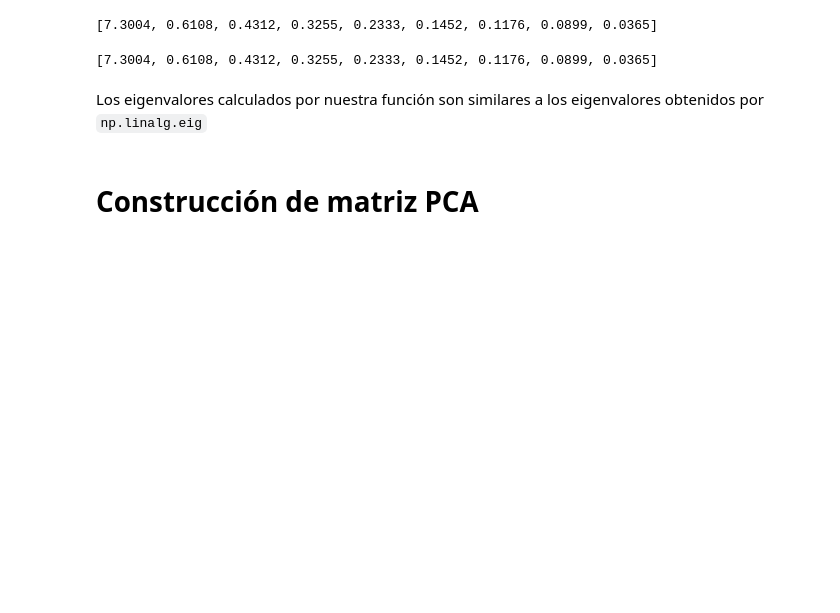
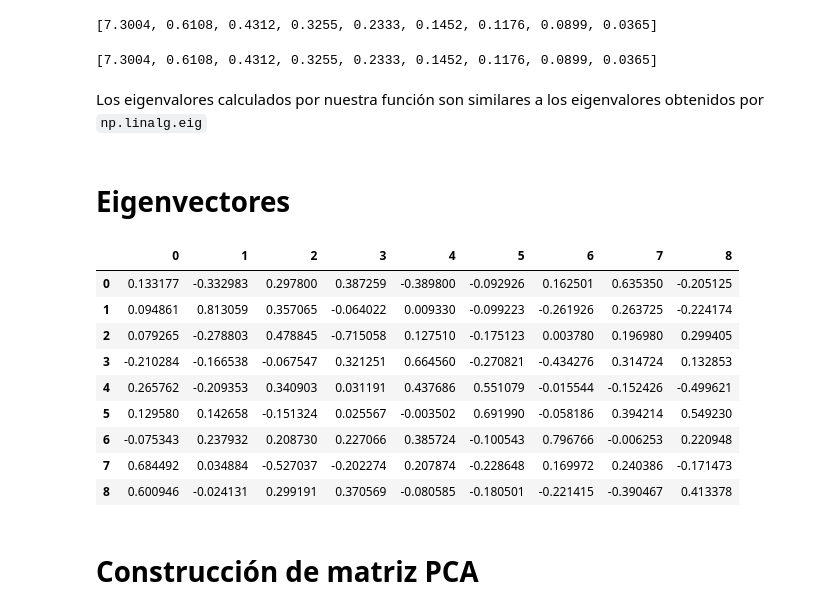
Before and after one commit to AnaTorresR/PracticaFinalMNO, a Jupyter notebook: Jacobi_1990.ipynb, the cells around one changed output. Saved outputs shown, nothing was run; the diff lists cells and outputs as text; code cells hidden in the pictures; blank space fills up the shorter version.

```diff
--- a/Jacobi_1990.ipynb
+++ b/Jacobi_1990.ipynb
@@ -68,6 +69,22 @@ def sign(x):
         return 1
     else:
         return -1
+
+def off(A):
+    """
+    Frobenius norm without the main diagonal
+    Args:
+        Ak (numpy ndarray): Matrix for getting the Frobenius norm.
+    Returns:
+        s: The Frobenius norm without the sum of the main diagonal indices.
+    """
+    s = 0
+    for i in range(A.shape[0]):
+        for j in range(A.shape[1]):
+            if j != i:
+                s1 = math.sqrt(A[i,j]**2)
+                s = s + s1
+    return s
 
 def compute_cos_sin_Jacobi_rotation(Ak, idx1, idx2):
     """
@@ -108,4 +125,29 @@ def compute_Jacobi_rotation(Ak, idx1, idx2):
     J[idx1, idx2] = s
     J[idx2, idx1] = -s
     return J
+
+
+def compute_Jacobi_egvectors(A, sweeps):
+    """
+    Compute Jacobi rotation matrix.
+    Args:
+        Ak (numpy ndarray): Matrix of iteration k in Jacobi rotation method.
+        idx1 (int): index for rows in Jacobi rotation matrix.
+        idx2 (int): index for columns in Jacobi rotation matrix.
+    Returns:
+        Qk (numpy ndarray): Eigenvectors
+    """
+    m,n = A.shape
+    Q = np.eye(m)
+    for n in range(sweeps):
+        for i in range(A.shape[0]):
+            j = i + 1
+            for m in range(A.shape[0]-i-1):
+                if off(A) > (1e-8)*np.linalg.norm(A):
+                    J = compute_Jacobi_rotation(A, i, j)
+                    Qk = Q@J
+                    Q = Qk
+                    j += 1
+
+    return Qk
 # %% [markdown]
@@ -662,6 +706,22 @@ sorted(values.round(4), reverse=True)
 [7.3004, 0.6108, 0.4312, 0.3255, 0.2333, 0.1452, 0.1176, 0.0899, 0.0365]
 # %% [markdown]
 Los eigenvalores calculados por nuestra función son similares a los eigenvalores obtenidos por `np.linalg.eig`
+# %% [markdown]
+# Eigenvectores
+# %%
+e_vectors = compute_Jacobi_egvectors(var_cov,6)
+pd.DataFrame(e_vectors)
+# %% [output]
+|  | 0 | 1 | 2 | 3 | 4 | 5 | 6 | 7 | 8 |
+| 0 | 0.133177 | -0.332983 | 0.297800 | 0.387259 | -0.389800 | -0.092926 | 0.162501 | 0.635350 | -0.205125 |
+| 1 | 0.094861 | 0.813059 | 0.357065 | -0.064022 | 0.009330 | -0.099223 | -0.261926 | 0.263725 | -0.224174 |
+| 2 | 0.079265 | -0.278803 | 0.478845 | -0.715058 | 0.127510 | -0.175123 | 0.003780 | 0.196980 | 0.299405 |
+| 3 | -0.210284 | -0.166538 | -0.067547 | 0.321251 | 0.664560 | -0.270821 | -0.434276 | 0.314724 | 0.132853 |
+| 4 | 0.265762 | -0.209353 | 0.340903 | 0.031191 | 0.437686 | 0.551079 | -0.015544 | -0.152426 | -0.499621 |
+| 5 | 0.129580 | 0.142658 | -0.151324 | 0.025567 | -0.003502 | 0.691990 | -0.058186 | 0.394214 | 0.549230 |
+| 6 | -0.075343 | 0.237932 | 0.208730 | 0.227066 | 0.385724 | -0.100543 | 0.796766 | -0.006253 | 0.220948 |
+| 7 | 0.684492 | 0.034884 | -0.527037 | -0.202274 | 0.207874 | -0.228648 | 0.169972 | 0.240386 | -0.171473 |
+| 8 | 0.600946 | -0.024131 | 0.299191 | 0.370569 | -0.080585 | -0.180501 | -0.221415 | -0.390467 | 0.413378 |
 # %% [markdown]
 # Construcción de matriz PCA
 # %%
```
Also changed, not shown: parts of 17 cells of this notebook, 2 other files.
